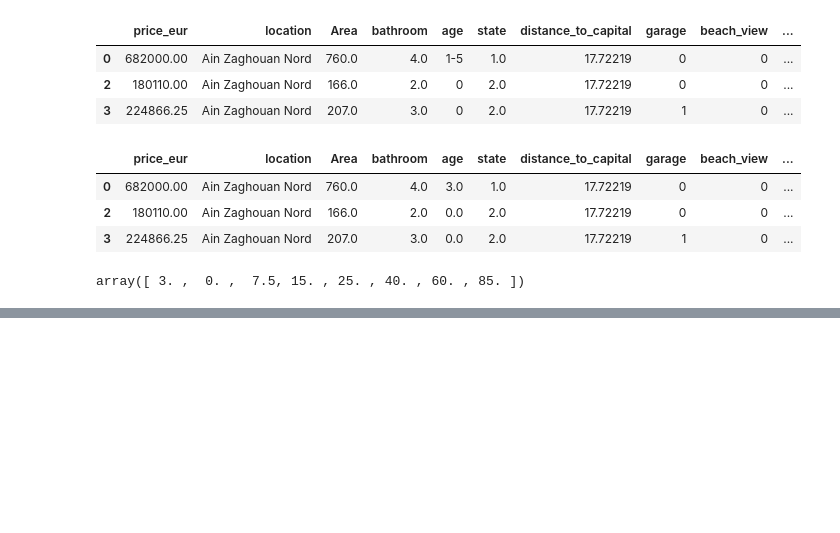
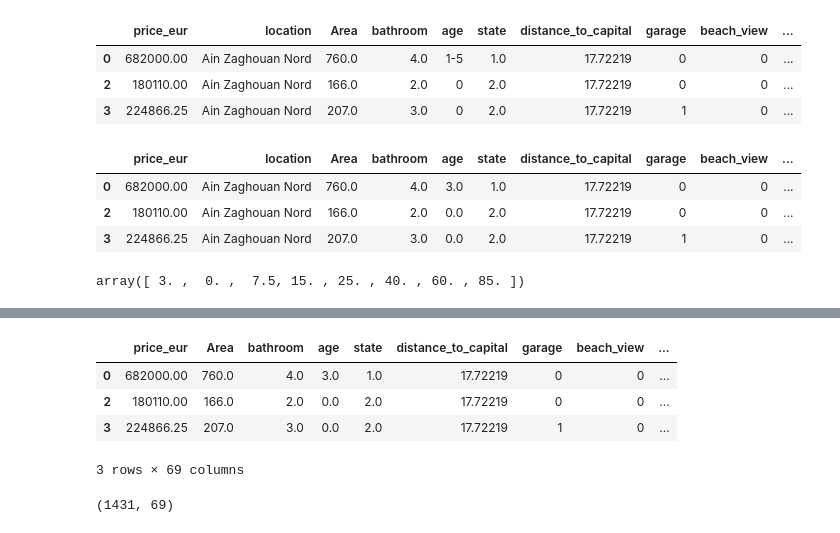
Before and after one commit to Jomar77/NZ-House-Price-Predictor, a Jupyter notebook: main.ipynb, the cells around one changed output, grey strips where cells are left out. Saved outputs shown, nothing was run; the diff lists cells and outputs as text; code cells hidden in the pictures; blank space fills up the shorter version.

```diff
--- a/main.ipynb
+++ b/main.ipynb
@@ -347,0 +357,3 @@ array([ 3. ,  0. ,  7.5, 15. , 25. , 40. , 60. , 85. ])
+# %%
+df12 = pd.concat([df11,dummies.drop('other',axis='columns')],axis='columns')
+df12.head(3)
@@ -347,0 +366,13 @@ array([ 3. ,  0. ,  7.5, 15. , 25. , 40. , 60. , 85. ])
+# %%
+df13 = df12.drop('location',axis='columns')
+df13.head(3)
+# %% [output]
+|  | price_eur | Area | bathroom | age | state | distance_to_capital | garage | beach_view | ... |
+| 0 | 682000.00 | 760.0 | 4.0 | 3.0 | 1.0 | 17.72219 | 0 | 0 | ... |
+| 2 | 180110.00 | 166.0 | 2.0 | 0.0 | 2.0 | 17.72219 | 0 | 0 | ... |
+| 3 | 224866.25 | 207.0 | 3.0 | 0.0 | 2.0 | 17.72219 | 1 | 0 | ... |
+3 rows × 69 columns
+# %%
+df13.shape
+# %% [output]
+(1431, 69)
```
Also changed, not shown: parts of 7 cells of this notebook.
